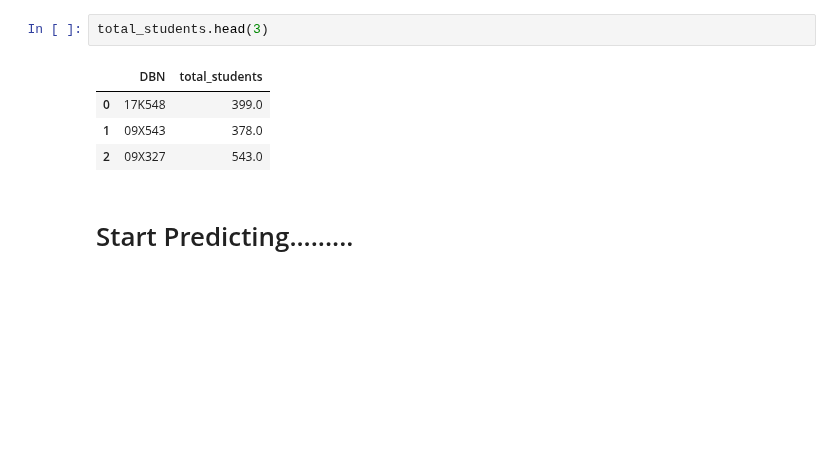
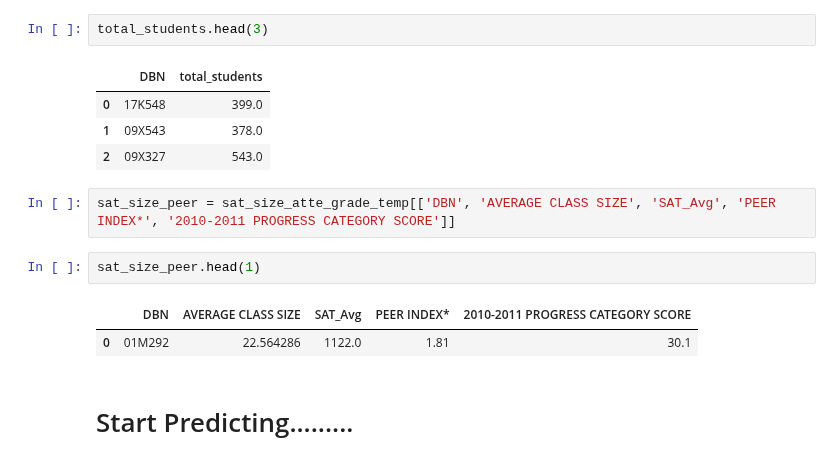
Before and after one commit to ckyko/CSC59970Project, a Jupyter notebook: NYC_high_school_Q2.ipynb, the cells around one changed output. Saved outputs shown, nothing was run; the diff lists cells and outputs as text; blank space fills up the shorter version.

```diff
--- a/NYC_high_school_Q2.ipynb
+++ b/NYC_high_school_Q2.ipynb
@@ -331,5 +329,12 @@ total_students.head(3)
 | 0 | 17K548 | 399.0 |
 | 1 | 09X543 | 378.0 |
 | 2 | 09X327 | 543.0 |
+# %%
+sat_size_peer = sat_size_atte_grade_temp[['DBN', 'AVERAGE CLASS SIZE', 'SAT_Avg', 'PEER INDEX*', '2010-2011 PROGRESS CATEGORY SCORE']]
+# %%
+sat_size_peer.head(1)
+# %% [output]
+|  | DBN | AVERAGE CLASS SIZE | SAT_Avg | PEER INDEX* | 2010-2011 PROGRESS CATEGORY SCORE |
+| 0 | 01M292 | 22.564286 | 1122.0 | 1.81 | 30.1 |
 # %% [markdown]
 # Start Predicting.........
```
Also changed, not shown: parts of 2 cells of this notebook.
